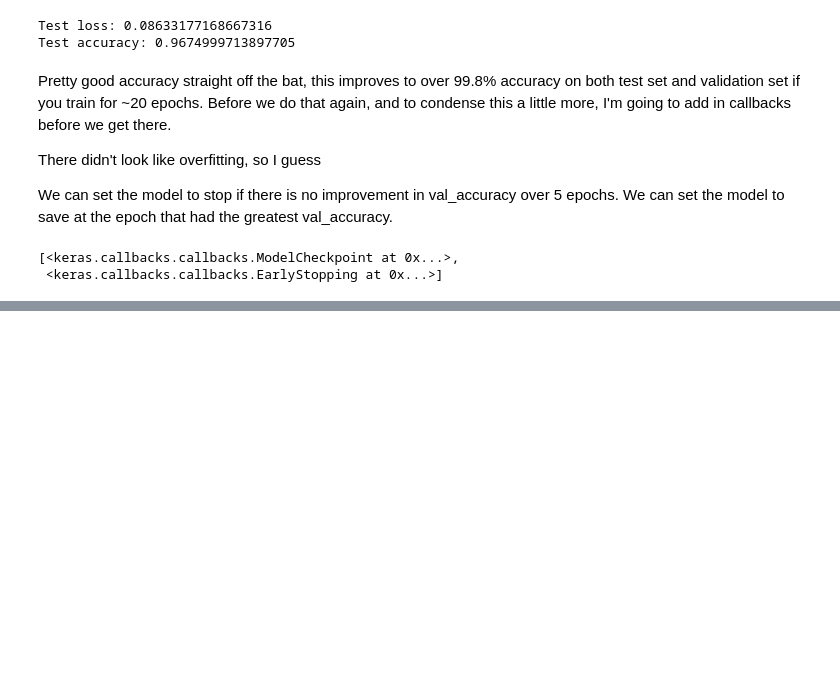
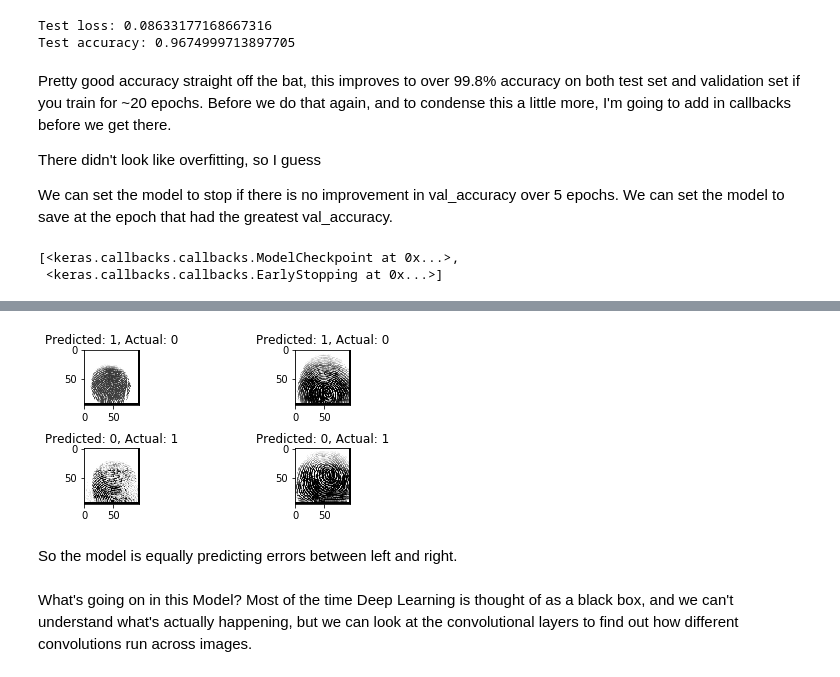
Before and after one commit to Cauchy-1899c/DST-Assessment-4, a Jupyter notebook: DST_5.ipynb, the cells around one changed output, grey strips where cells are left out. Saved outputs shown, nothing was run; the diff lists cells and outputs as text; code cells hidden in the pictures; blank space fills up the shorter version.

```diff
--- a/DST_5.ipynb
+++ b/DST_5.ipynb
@@ -292,3 +311,5 @@ Epoch 19/20
 # %%
 #model.save("fpmodel.h5py")
 #saved_model = load_model('best_fpmodel.h5')
+# %%
+model = load_model('best_fpmodel.h5')
@@ -294,0 +352,3 @@ Epoch 19/20
+# %%
+predicted_classes = model.predict(X_test)
+predicted_classes = np.argmax(np.round(predicted_classes),axis=1)
@@ -294,0 +374,13 @@ Epoch 19/20
+# %%
+length = len(incorrect)
+for i, incorrectn in enumerate(incorrect[:length]):
+    plt.subplot(3,2,i+1)
+    plt.imshow(X_test[incorrectn].reshape(img_size,img_size), cmap='gray', interpolation='none')
+    plt.title("Predicted: {}, Actual: {}".format(predicted_classes[incorrectn], y_classes[incorrectn]))
+    plt.tight_layout(1.0)
+# %% [output]
+[figure, added]
+# %% [markdown]
+So the model is equally predicting errors between left and right.
+# %% [markdown]
+What's going on in this Model? Most of the time Deep Learning is thought of as a black box, and we can't understand what's actually happening, but we can look at the convolutional layers to find out how different convolutions run across images.
```
Also changed, not shown: parts of 18 cells of this notebook.
